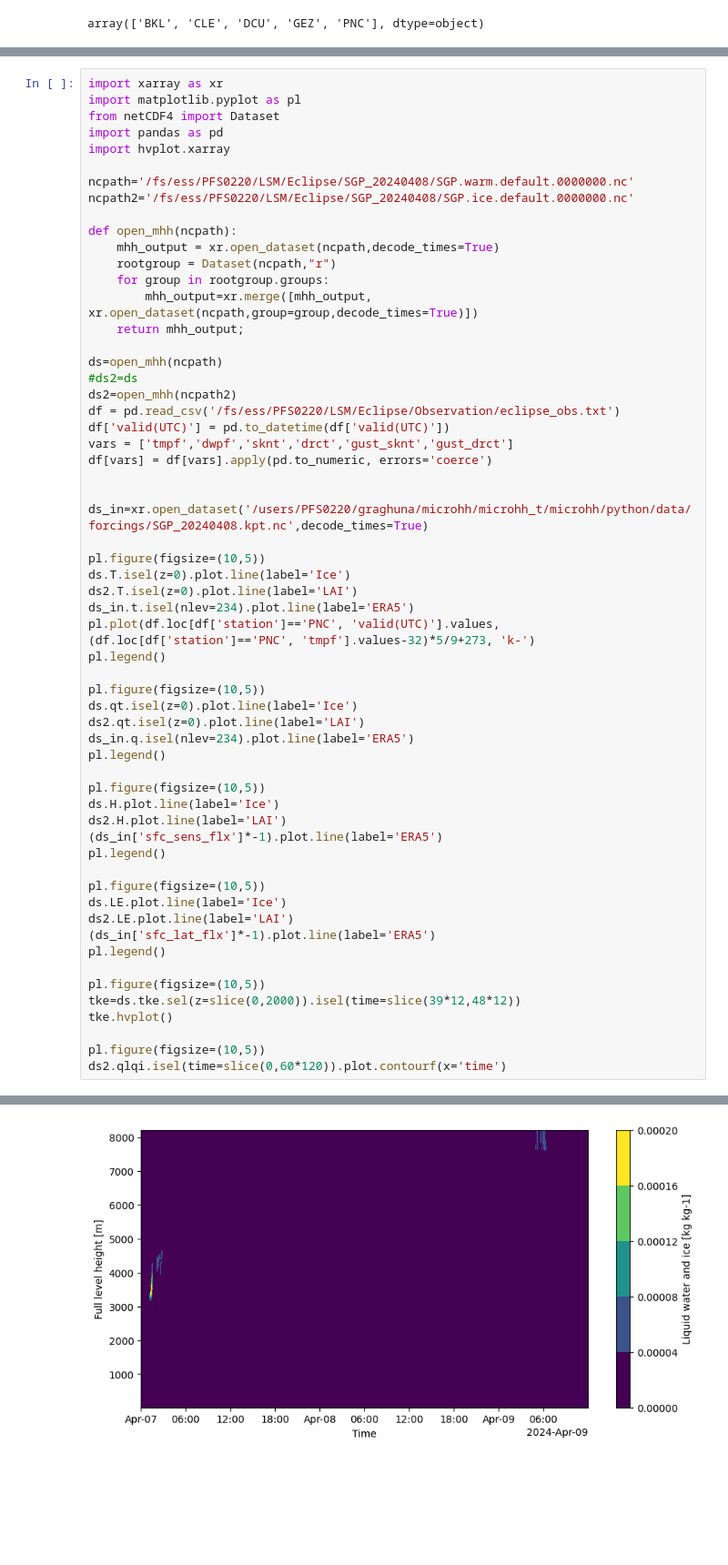
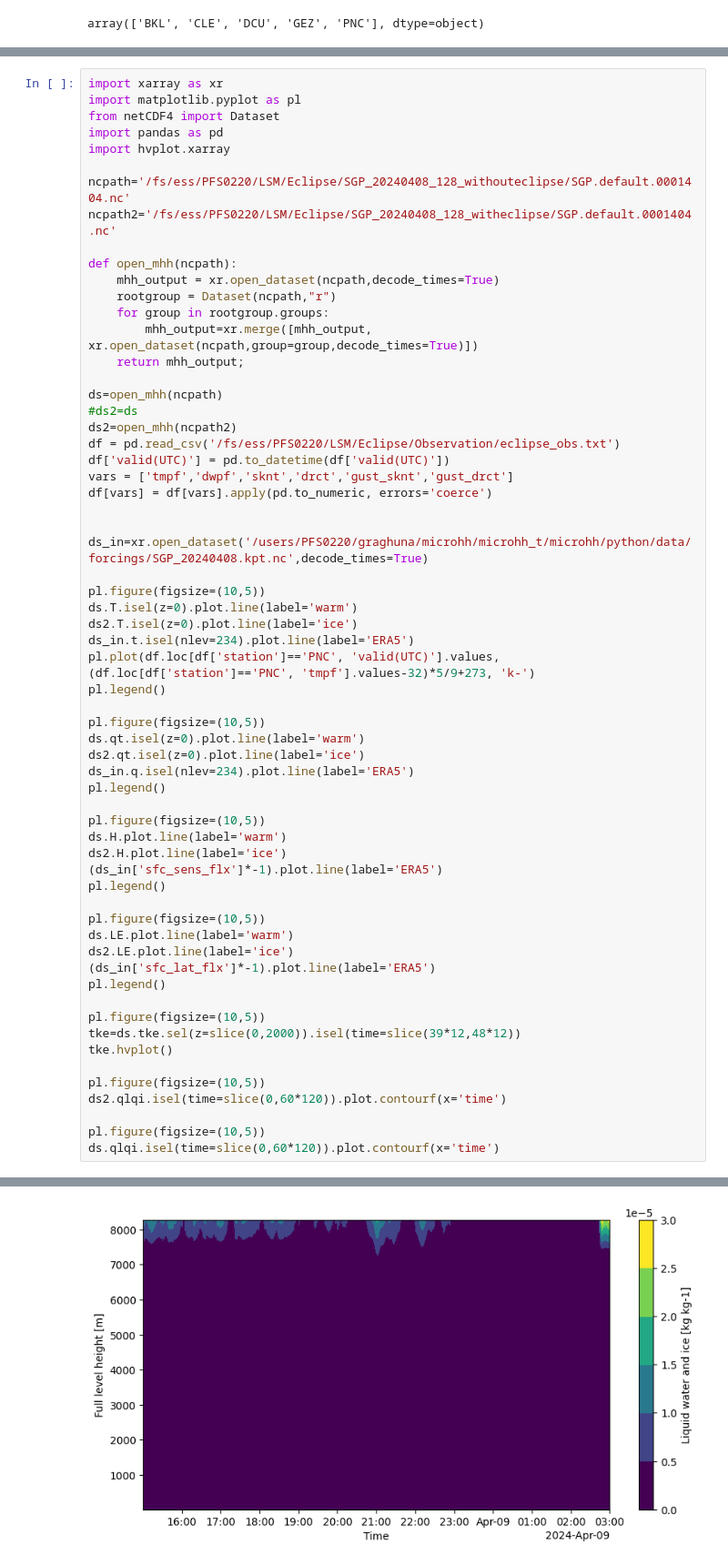
Before and after one commit to girishnigamanth/python_files, a Jupyter notebook: LSM/eclipse.ipynb, the cells around one changed output, grey strips where cells are left out. Shown at 91% size. Saved outputs shown, nothing was run; the diff lists cells and outputs as text; blank space fills up the shorter version.

```diff
--- a/LSM/eclipse.ipynb
+++ b/LSM/eclipse.ipynb
@@ -79,8 +79,8 @@ from netCDF4 import Dataset
 import pandas as pd
 import hvplot.xarray
 
-ncpath='/fs/ess/PFS0220/LSM/Eclipse/SGP_20240408/SGP.warm.default.0000000.nc'
-ncpath2='/fs/ess/PFS0220/LSM/Eclipse/SGP_20240408/SGP.ice.default.0000000.nc'
+ncpath='/fs/ess/PFS0220/LSM/Eclipse/SGP_20240408_128_withouteclipse/SGP.default.0001404.nc'
+ncpath2='/fs/ess/PFS0220/LSM/Eclipse/SGP_20240408_128_witheclipse/SGP.default.0001404.nc'
 
 def open_mhh(ncpath):
     mhh_output = xr.open_dataset(ncpath,decode_times=True)
@@ -101,27 +101,27 @@ df[vars] = df[vars].apply(pd.to_numeric, errors='coerce')
 ds_in=xr.open_dataset('/users/PFS0220/graghuna/microhh/microhh_t/microhh/python/data/forcings/SGP_20240408.kpt.nc',decode_times=True)
 
 pl.figure(figsize=(10,5))
-ds.T.isel(z=0).plot.line(label='Ice')
-ds2.T.isel(z=0).plot.line(label='LAI')
+ds.T.isel(z=0).plot.line(label='warm')
+ds2.T.isel(z=0).plot.line(label='ice')
 ds_in.t.isel(nlev=234).plot.line(label='ERA5')
 pl.plot(df.loc[df['station']=='PNC', 'valid(UTC)'].values, (df.loc[df['station']=='PNC', 'tmpf'].values-32)*5/9+273, 'k-')
 pl.legend()
 
 pl.figure(figsize=(10,5))
-ds.qt.isel(z=0).plot.line(label='Ice')
-ds2.qt.isel(z=0).plot.line(label='LAI')
+ds.qt.isel(z=0).plot.line(label='warm')
+ds2.qt.isel(z=0).plot.line(label='ice')
 ds_in.q.isel(nlev=234).plot.line(label='ERA5')
 pl.legend()
 
 pl.figure(figsize=(10,5))
-ds.H.plot.line(label='Ice')
-ds2.H.plot.line(label='LAI')
+ds.H.plot.line(label='warm')
+ds2.H.plot.line(label='ice')
 (ds_in['sfc_sens_flx']*-1).plot.line(label='ERA5')
 pl.legend()
 
 pl.figure(figsize=(10,5))
-ds.LE.plot.line(label='Ice')
-ds2.LE.plot.line(label='LAI')
+ds.LE.plot.line(label='warm')
+ds2.LE.plot.line(label='ice')
 (ds_in['sfc_lat_flx']*-1).plot.line(label='ERA5')
 pl.legend()
 
@@ -131,5 +131,8 @@ tke.hvplot()
 
 pl.figure(figsize=(10,5))
 ds2.qlqi.isel(time=slice(0,60*120)).plot.contourf(x='time')
+
+pl.figure(figsize=(10,5))
+ds.qlqi.isel(time=slice(0,60*120)).plot.contourf(x='time')
 # %% [output]
 <matplotlib.contour.QuadContourSet at 0x...>
@@ -140,2 +143,2 @@ ds2.qlqi.isel(time=slice(0,60*120)).plot.contourf(x='time')
 <Figure size 1000x500 with 0 Axes>
-[figure, old version]
+[figure, new version]
```
Also changed, not shown: parts of 4 cells of this notebook, 3 other files.
